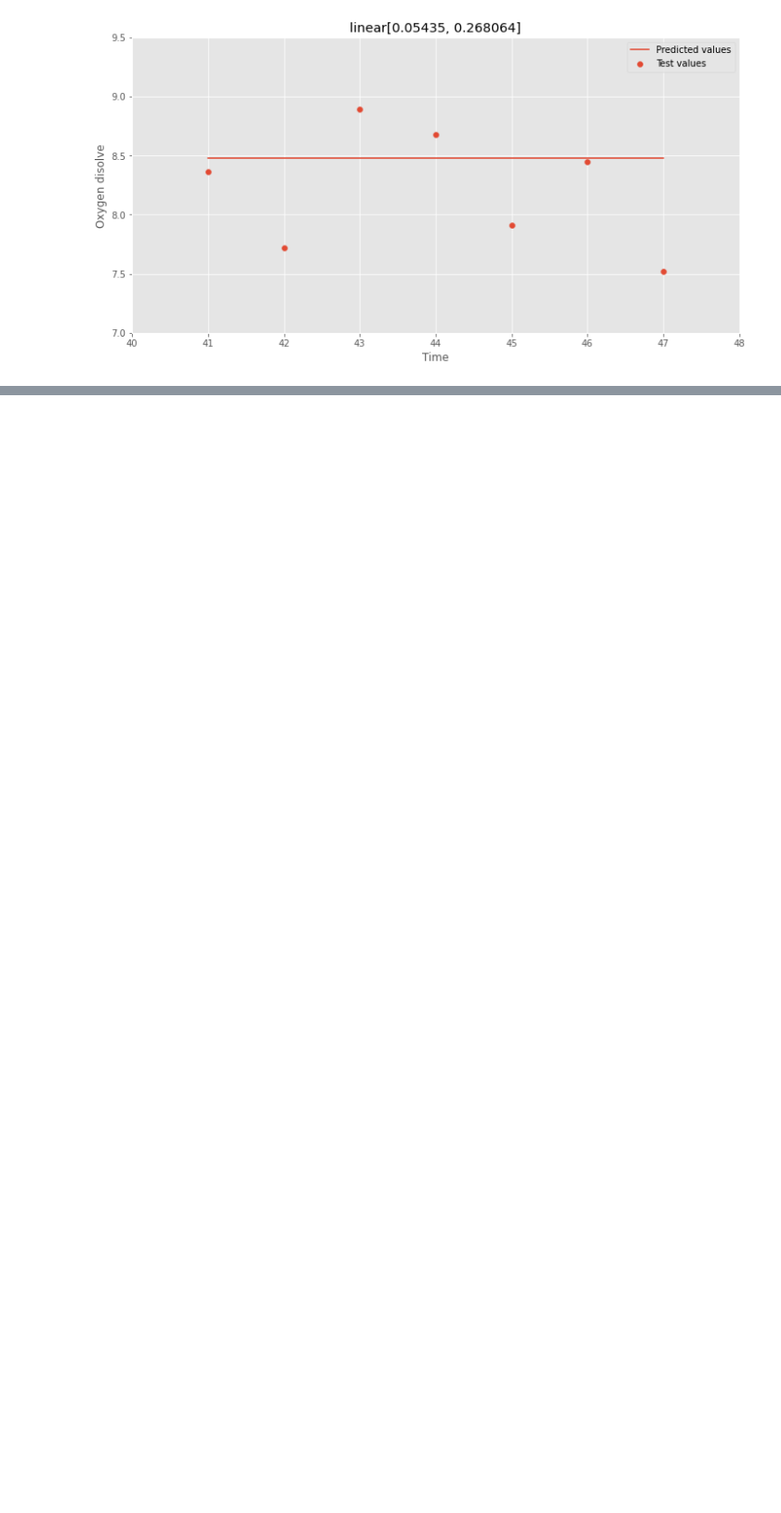
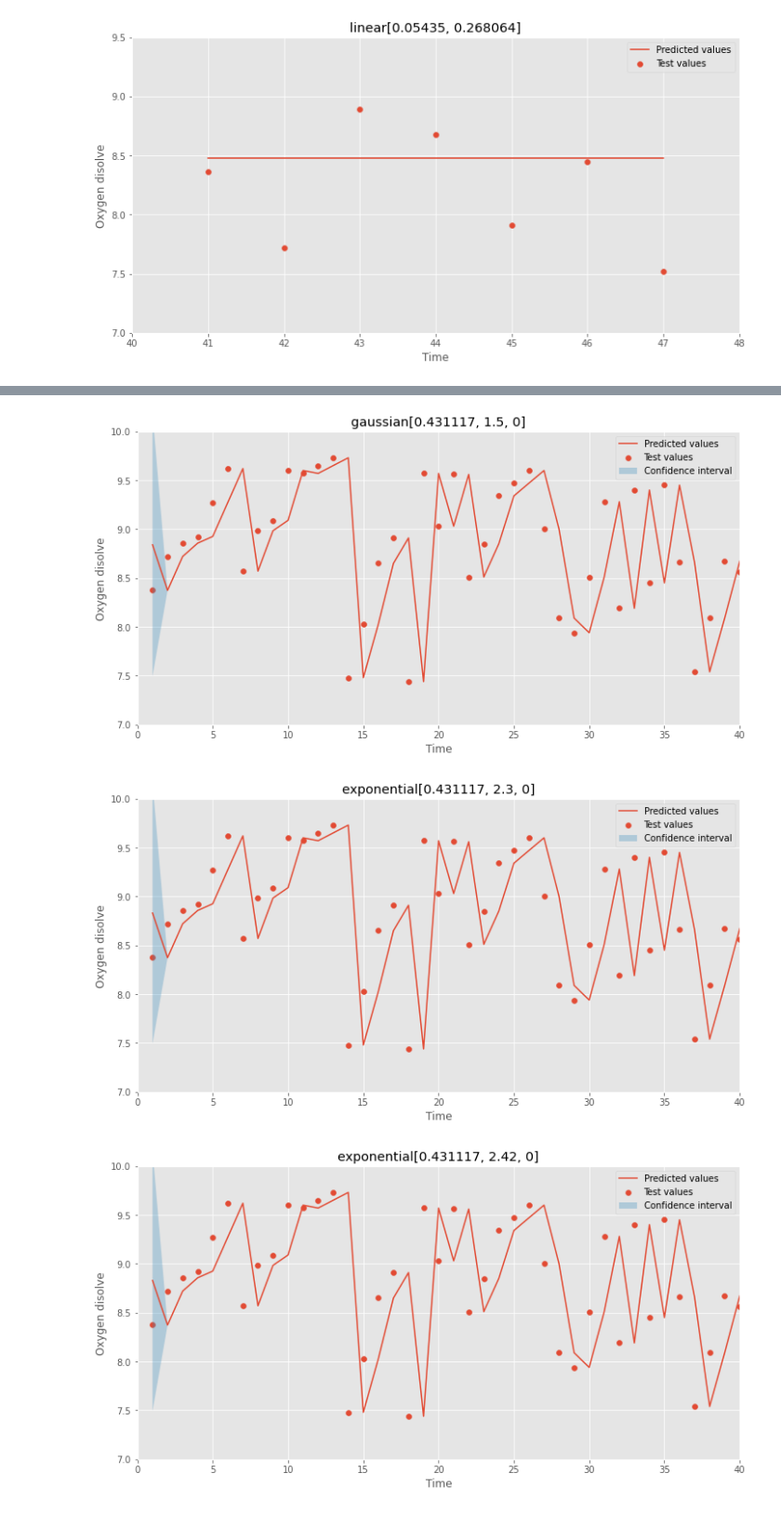
Before and after one commit to nktrn/oxygen_dissolve, a Jupyter notebook: Course work.ipynb, the cells around one changed output, grey strips where cells are left out. Shown: that part at 93% size. Drawn from its saved outputs; the diff is of its cells as text; code cells hidden in the pictures; blank space fills up the shorter version.

```diff
--- a/Course work.ipynb
+++ b/Course work.ipynb
@@ -462,8 +462,3 @@ errors_table_kriging = [kriging(*i) for i in kriging_models]
 [figure]
 [figure]
 [figure]
-# %%
-errors_table_kriging_joined = errors_table_kriging[0]
-for i in range(1, len(errors_table_kriging)):
-    errors_table_kriging_joined = errors_table_kriging_joined.join(errors_table_kriging[i])
-errors_table_kriging_joined
@@ -475,0 +473,34 @@ errors_table_kriging_joined
+# %%
+def cross_validation(X_train, y_train, X_test, y_test, model_name, params):
+
+    y_pred, y_std = [], []
+    for i in range(len(X_train)):
+        model = OrdinaryKriging(np.append(X_train[:i], X_train[i+1:]) , np.zeros(X_train.shape[0]-1),
+                     np.append(y_train[:i], y_train[i+1:]),
+                     variogram_model=model_name,
+                     variogram_parameters=params)
+        pred, std = model.execute("grid", [i], np.array([0.0]))
+        y_pred.append(pred)
+        y_std.append(std)
+
+    y_pred = np.squeeze(y_pred)
+    y_std = np.squeeze(y_std)
+    fig, ax = plt.subplots(1, 1, figsize=(12, 6))
+    ax.scatter(X_train, y_train, label="Test values")
+    ax.plot(X_train, y_pred, label="Predicted values")
+    ax.fill_between(X_train, y_pred - 3 * y_std, y_pred + 3 * y_std, alpha=0.3,
+        label="Confidence interval",)
+    ax.legend()
+    ax.set_title(model_name + str(list(params.values())))
+    ax.set_xlabel("Time")
+    ax.set_ylabel("Oxygen disolve")
+    ax.set_xlim(0, 40)
+    ax.set_ylim(7, 10)
+    plt.show()
+    return errors_table(model_name + str(list(params.values())), y_train, y_pred)
+# %%
+cr_table = pd.concat([cross_validation(*i) for i in kriging_models], axis=1)
+# %% [output]
+[figure, added]
+[figure, added]
+[figure, added]
```
Also changed, not shown: parts of 4 cells of this notebook.
